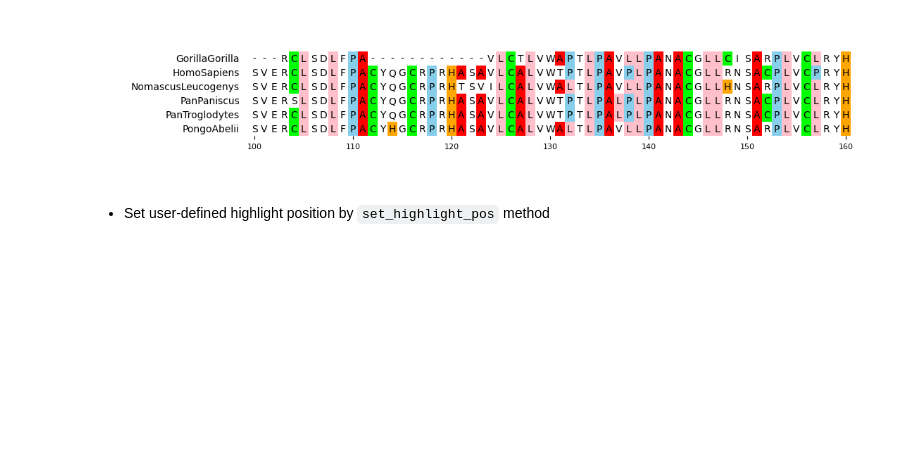
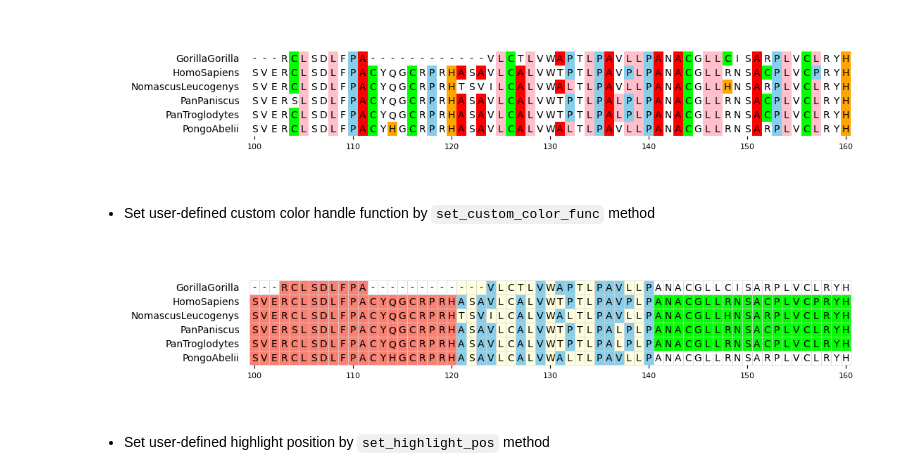
Before and after one commit to moshi4/pyMSAviz, a Jupyter notebook: docs/getting_started.ipynb, the cells around one changed output. Drawn from its saved outputs; the diff is of its cells as text; code cells hidden in the pictures; blank space fills up the shorter version.

Commit message:
Bump to v0.3.0 (#5)
* Change v0.2.2 to v0.3.0
* Add `set_custom_color_func()` method

```diff
--- a/docs/getting_started.ipynb
+++ b/docs/getting_started.ipynb
@@ -62,6 +61,34 @@ mv.set_custom_color_scheme({"A": "red", "P": "skyblue", "C": "lime", "H": "orang
 fig = mv.plotfig()
 # %% [output]
 [figure]
+# %% [markdown]
+- Set user-defined custom color handle function by `set_custom_color_func` method
+# %%
+from pymsaviz import MsaViz, get_msa_testdata
+from Bio.Align import MultipleSeqAlignment
+
+msa_file = get_msa_testdata("MRGPRG.fa")
+mv = MsaViz(msa_file, start=100, end=160, show_grid=True)
+
+def custom_color_func(
+    row_pos: int, col_pos: int, seq_char: str, msa: MultipleSeqAlignment
+) -> str:
+    # Note: Both `row_pos` and `col_pos` are 0-index starts
+    if col_pos < 120 and seq_char != "-":
+        return "salmon"
+    if 120 <= col_pos < 140:
+        if seq_char in ("A", "V", "P"):
+            return "skyblue"
+        else:
+            return "lightyellow"
+    if col_pos >= 140 and 1 <= row_pos <= 4:
+        return "lime"
+    return "white"
+
+mv.set_custom_color_func(custom_color_func)
+fig = mv.plotfig()
+# %% [output]
+[figure, added]
 # %% [markdown]
 - Set user-defined highlight position by `set_highlight_pos` method
 # %%
```
Also changed, not shown: parts of 2 cells of this notebook, 6 other files.
